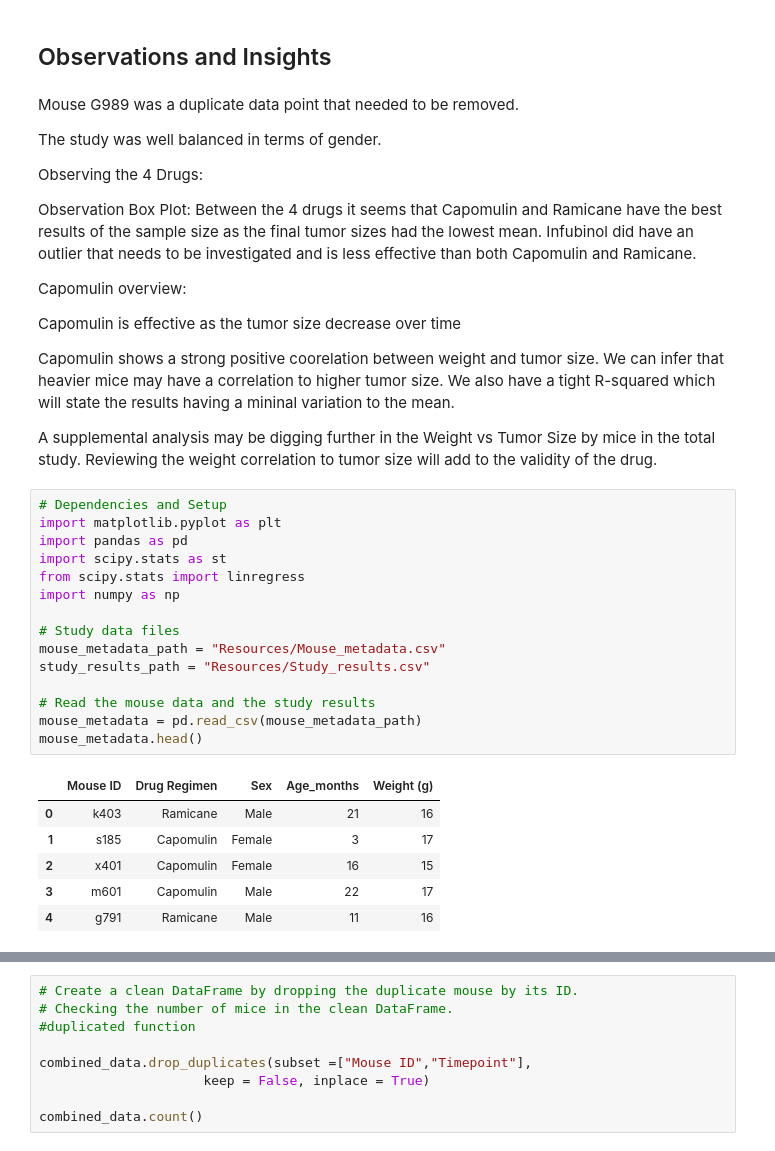
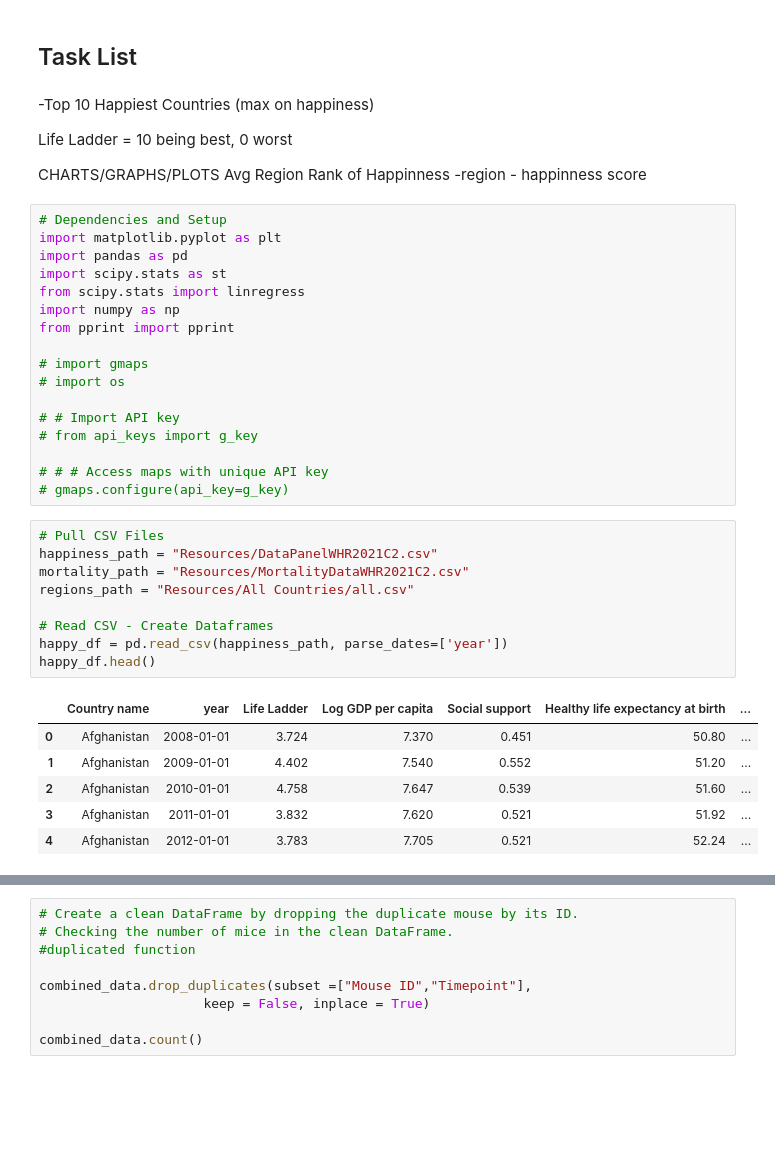
Before and after one commit to SimplyLizzy/FactorsOfHappinness, a Jupyter notebook: FactorofHappinesscharts.ipynb, the cells around one changed output, grey strips where cells are left out. Drawn from its saved outputs; the diff is of its cells as text; blank space fills up the shorter version.

```diff
--- a/FactorofHappinesscharts.ipynb
+++ b/FactorofHappinesscharts.ipynb
@@ -1,21 +1,14 @@
-# %% [markdown]
-## Observations and Insights
-# %% [markdown]
-Mouse G989 was a duplicate data point that needed to be removed.
-
-The study was well balanced in terms of gender.
-
-Observing the 4 Drugs:
-
-Observation Box Plot: Between the 4 drugs it seems that Capomulin and Ramicane have the best results of the sample size as the final tumor sizes had the lowest mean.  Infubinol did have an outlier that needs to be investigated and is less effective than both Capomulin and Ramicane.
-
-Capomulin overview:
-
-Capomulin is effective as the tumor size decrease over time
-
-Capomulin shows a strong positive coorelation between weight and tumor size.  We can infer that heavier mice may have a correlation to higher tumor size.  We also have a tight R-squared which will state the results having a mininal variation to the mean.
-
-A supplemental analysis may be digging further in the Weight vs Tumor Size by mice in the total study.  Reviewing the weight correlation to tumor size will add to the validity of the drug.
+# %% [markdown]
+## Task List
+# %% [markdown]
+-Top 10 Happiest Countries (max on happiness)
+
+Life Ladder = 10 being best, 0 worst
+
+
+CHARTS/GRAPHS/PLOTS
+Avg Region Rank of Happinness
+-region - happinness score
 # %%
 # Dependencies and Setup
 import matplotlib.pyplot as plt
@@ -23,19 +16,30 @@ import pandas as pd
 import scipy.stats as st
 from scipy.stats import linregress
 import numpy as np
+from pprint import pprint
 
-# Study data files
-mouse_metadata_path = "Resources/Mouse_metadata.csv"
-study_results_path = "Resources/Study_results.csv"
+# import gmaps
+# import os
 
-# Read the mouse data and the study results
-mouse_metadata = pd.read_csv(mouse_metadata_path)
-mouse_metadata.head()
+# # Import API key
+# from api_keys import g_key
+
+# # # Access maps with unique API key
+# gmaps.configure(api_key=g_key)
-# %% [output]
-|  | Mouse ID | Drug Regimen | Sex | Age_months | Weight (g) |
-| 0 | k403 | Ramicane | Male | 21 | 16 |
-| 1 | s185 | Capomulin | Female | 3 | 17 |
-| 2 | x401 | Capomulin | Female | 16 | 15 |
-| 3 | m601 | Capomulin | Male | 22 | 17 |
-| 4 | g791 | Ramicane | Male | 11 | 16 |
+# %%
+# Pull CSV Files
+happiness_path = "Resources/DataPanelWHR2021C2.csv"
+mortality_path = "Resources/MortalityDataWHR2021C2.csv"
+regions_path = "Resources/All Countries/all.csv"
+
+# Read CSV - Create Dataframes
+happy_df = pd.read_csv(happiness_path, parse_dates=['year'])
+happy_df.head()
+# %% [output]
+|  | Country name | year | Life Ladder | Log GDP per capita | Social support | Healthy life expectancy at birth | ... |
+| 0 | Afghanistan | 2008-01-01 | 3.724 | 7.370 | 0.451 | 50.80 | ... |
+| 1 | Afghanistan | 2009-01-01 | 4.402 | 7.540 | 0.552 | 51.20 | ... |
+| 2 | Afghanistan | 2010-01-01 | 4.758 | 7.647 | 0.539 | 51.60 | ... |
+| 3 | Afghanistan | 2011-01-01 | 3.832 | 7.620 | 0.521 | 51.92 | ... |
+| 4 | Afghanistan | 2012-01-01 | 3.783 | 7.705 | 0.521 | 52.24 | ... |
 # %%
```
Also changed, not shown: parts of 6 cells of this notebook, 3 other files.
